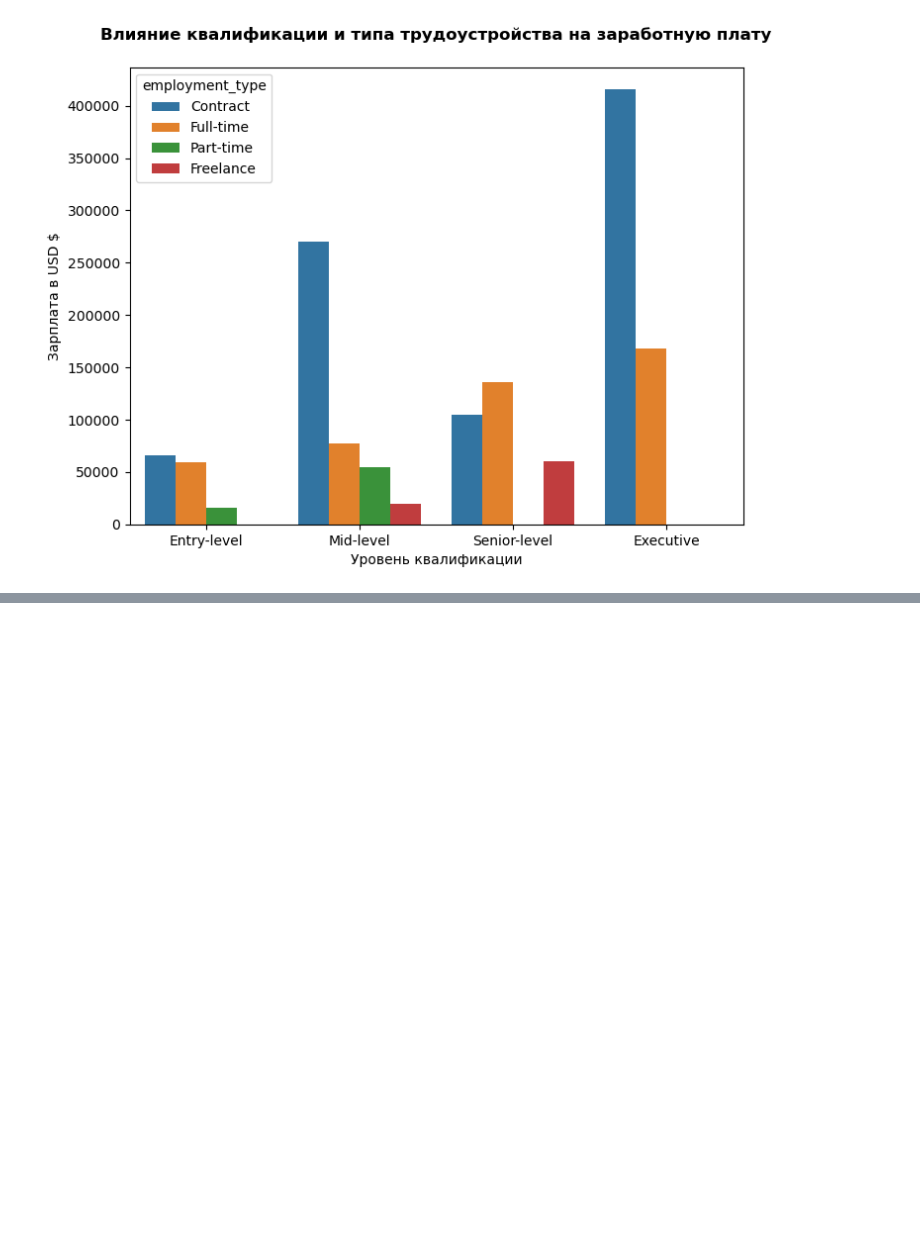
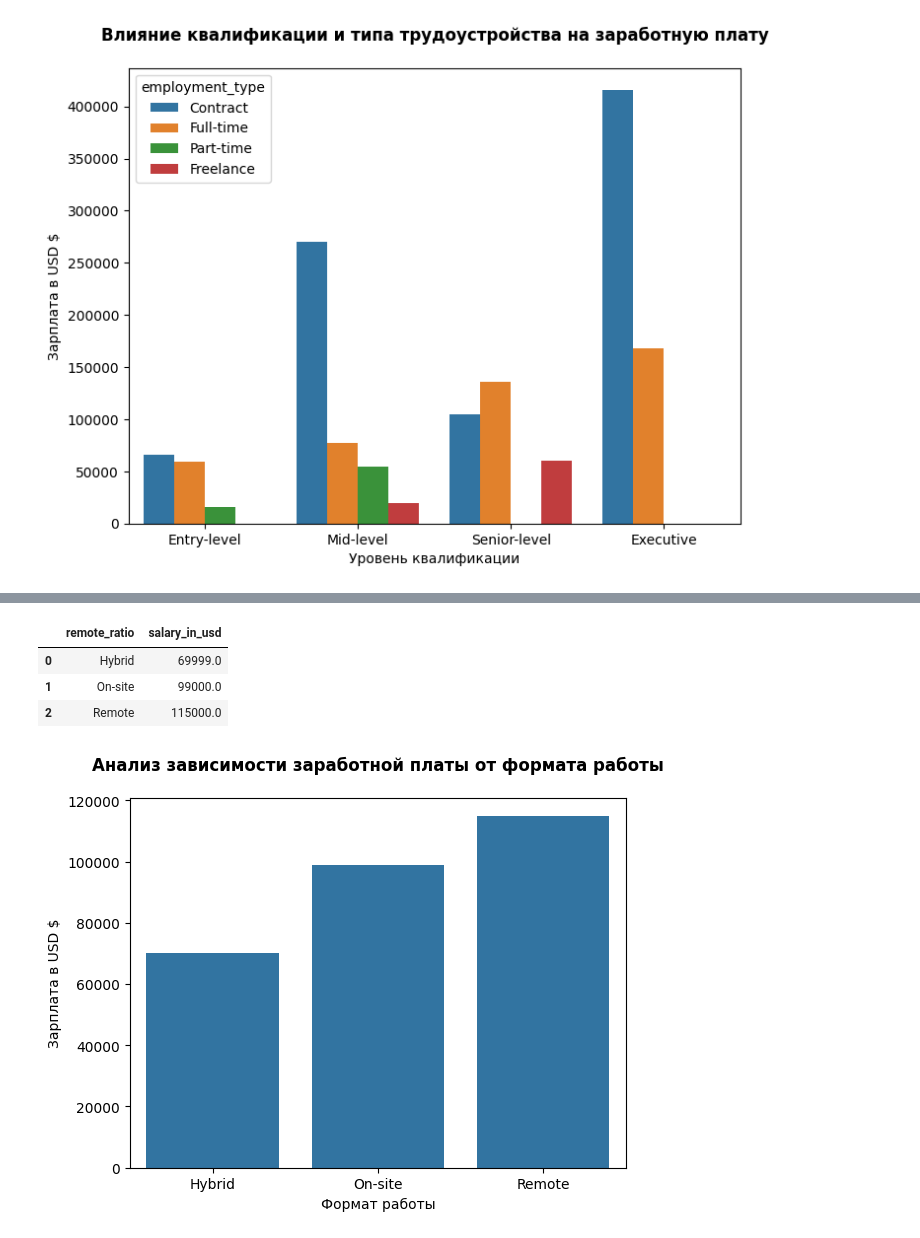
Before and after one commit to AlexKosuhin/SF_data_science, a Jupyter notebook: EDA_статистические тесты.ipynb, the cells around one changed output, grey strips where cells are left out. Saved outputs shown, nothing was run; the diff lists cells and outputs as text; code cells hidden in the pictures; blank space fills up the shorter version.

```diff
--- a/EDA_статистические тесты.ipynb
+++ b/EDA_статистические тесты.ipynb
@@ -528,0 +462,18 @@ country_employee_data
+# %%
+remote_ratio_data = df.groupby('remote_ratio')['salary_in_usd'].median().reset_index().sort_values('salary_in_usd')
+remote_ratio_data
+# %% [output]
+|  | remote_ratio | salary_in_usd |
+| 0 | Hybrid | 69999.0 |
+| 1 | On-site | 99000.0 |
+| 2 | Remote | 115000.0 |
+# %%
+plt.title('Анализ зависимости заработной платы от формата работы', pad=20,  fontsize=12, fontweight='bold')
+sns.barplot(
+        data=remote_ratio_data,
+        x='remote_ratio',
+        y='salary_in_usd')
+plt.xlabel('Формат работы')
+plt.ylabel('Зарплата в USD $');
+# %% [output]
+[figure, added]
```
Also changed, not shown: parts of 74 cells of this notebook.
